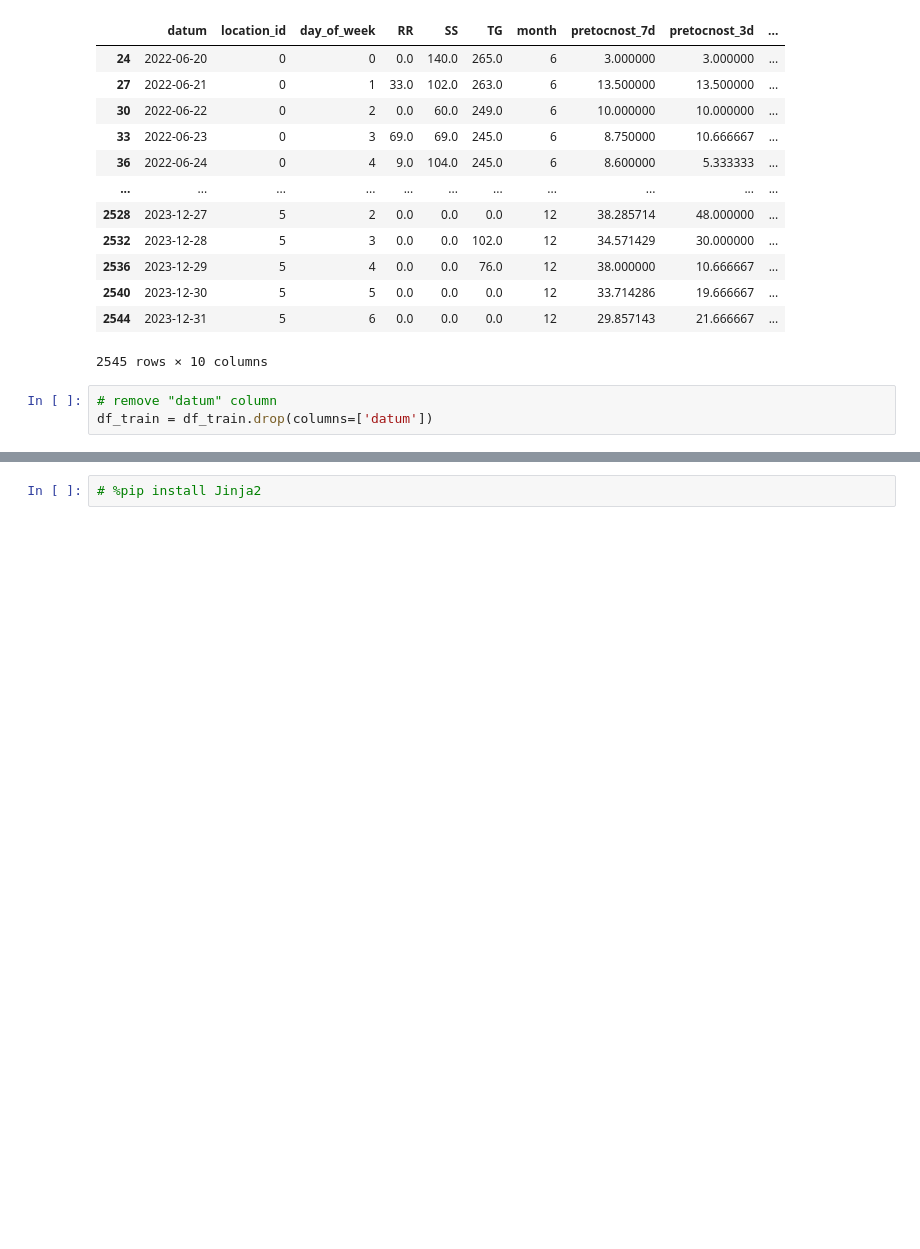
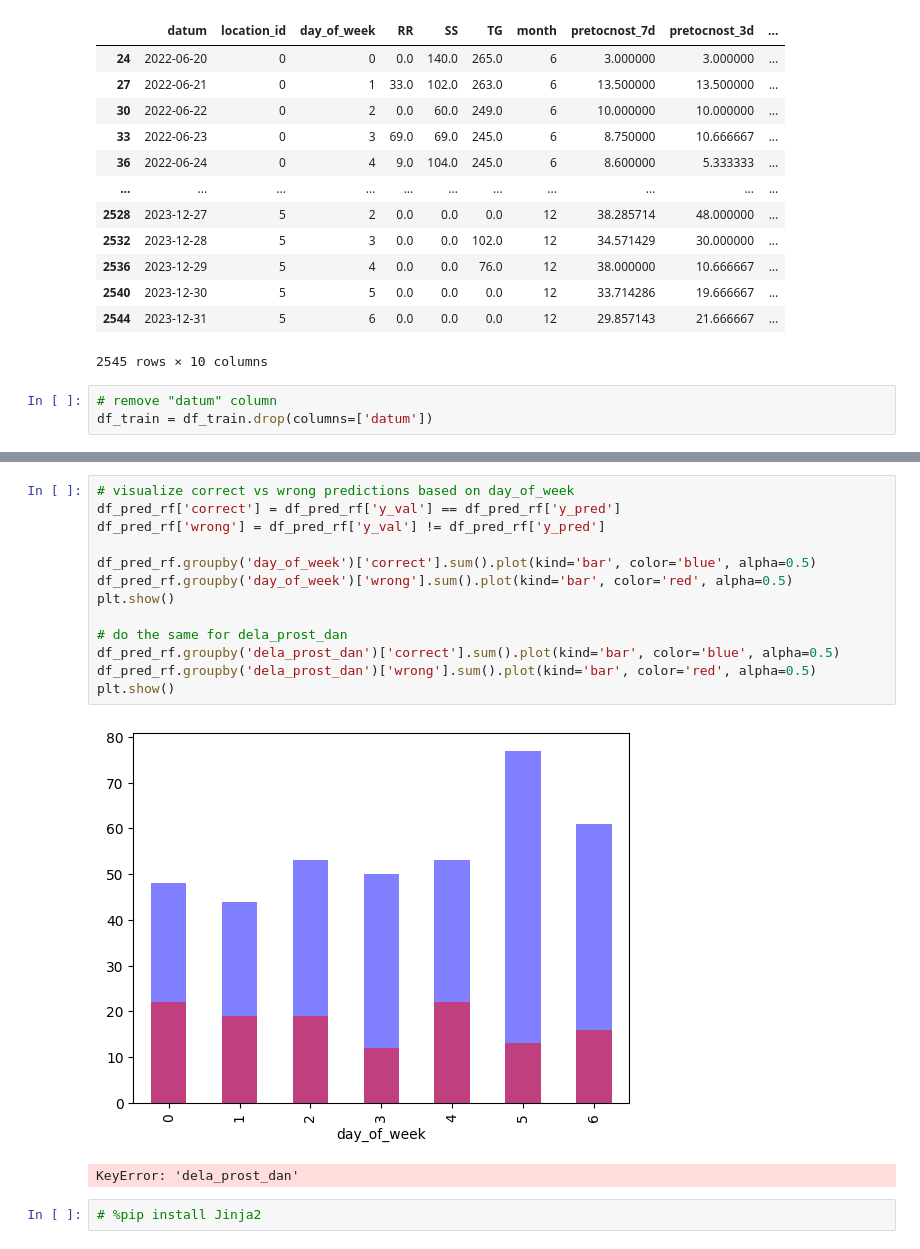
Before and after one commit to timopetric/eestech24, a Jupyter notebook: src/explore-planinstvo.ipynb, the cells around one changed output, grey strips where cells are left out. Cells and saved outputs as stored; diff of their text form; blank space fills up the shorter version.

```diff
--- a/src/explore-planinstvo.ipynb
+++ b/src/explore-planinstvo.ipynb
@@ -381,2 +373,18 @@ corr.style.background_gradient(cmap='coolwarm')
+# %%
+# visualize correct vs wrong predictions based on day_of_week
+df_pred_rf['correct'] = df_pred_rf['y_val'] == df_pred_rf['y_pred']
+df_pred_rf['wrong'] = df_pred_rf['y_val'] != df_pred_rf['y_pred']
+
+df_pred_rf.groupby('day_of_week')['correct'].sum().plot(kind='bar', color='blue', alpha=0.5)
+df_pred_rf.groupby('day_of_week')['wrong'].sum().plot(kind='bar', color='red', alpha=0.5)
+plt.show()
+
+# do the same for dela_prost_dan
+df_pred_rf.groupby('dela_prost_dan')['correct'].sum().plot(kind='bar', color='blue', alpha=0.5)
+df_pred_rf.groupby('dela_prost_dan')['wrong'].sum().plot(kind='bar', color='red', alpha=0.5)
+plt.show()
+# %% [output]
+[figure, added]
+KeyError: 'dela_prost_dan'
 # %%
 # %pip install Jinja2
```
Also changed, not shown: parts of 3 cells of this notebook.
